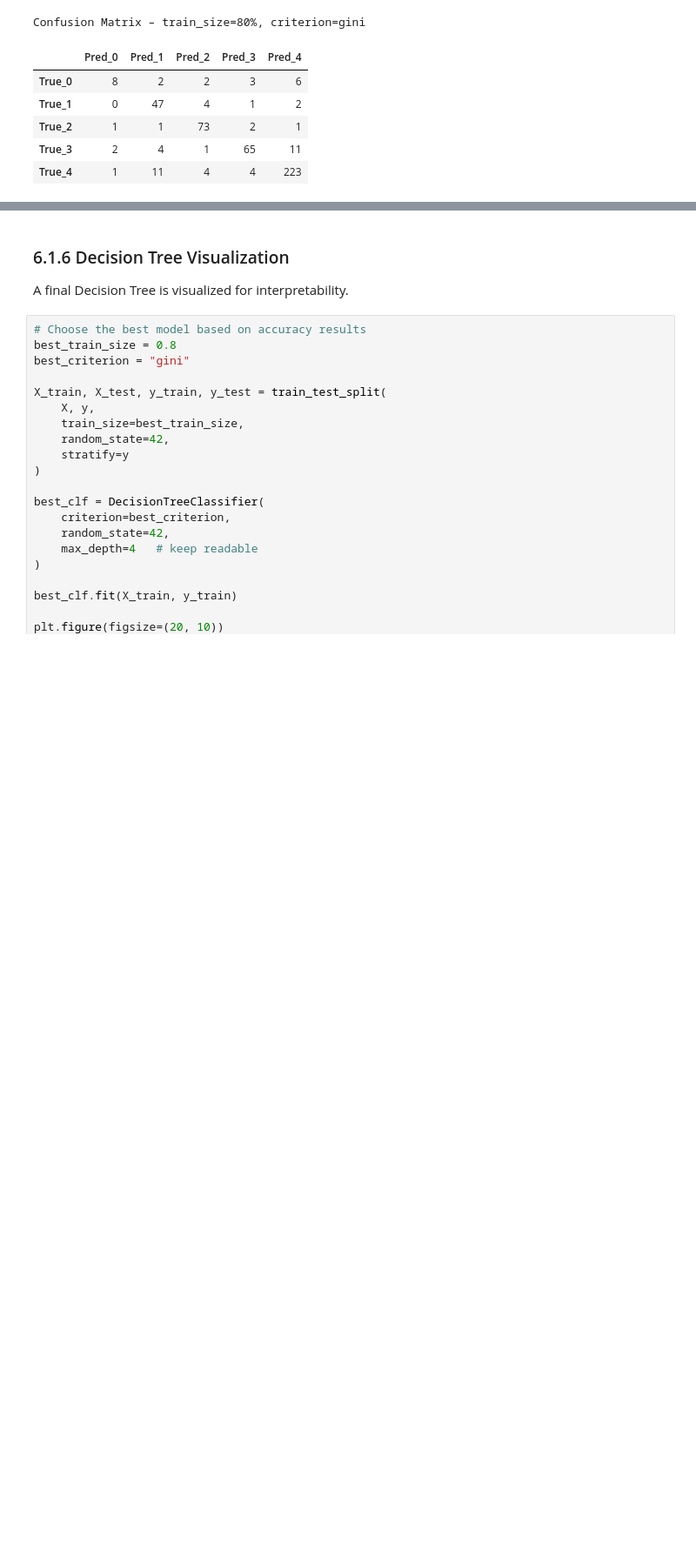
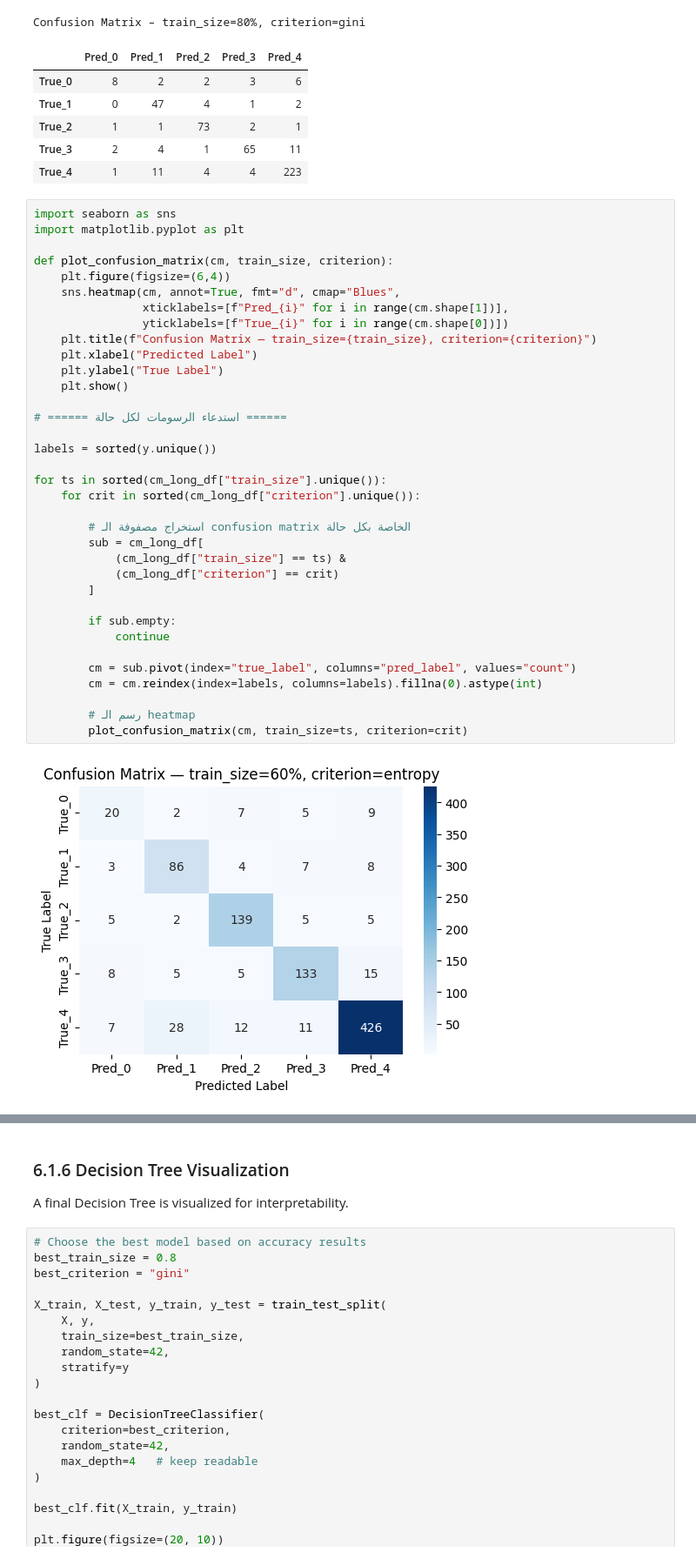
Before and after one commit to lujainAziz/LujainAlmajyul-it326, a Jupyter notebook: Reports Folder/Phase3.ipynb, the cells around one changed output, grey strips where cells are left out. Shown at 87% size. Drawn from its saved outputs; the diff is of its cells as text; blank space fills up the shorter version.

```diff
--- a/Reports Folder/Phase3.ipynb
+++ b/Reports Folder/Phase3.ipynb
@@ -480,3 +480,40 @@ Confusion Matrix – train_size=80%, criterion=gini
 | True_2 | 1 | 1 | 73 | 2 | 1 |
 | True_3 | 2 | 4 | 1 | 65 | 11 |
 | True_4 | 1 | 11 | 4 | 4 | 223 |
+# %%
+import seaborn as sns
+import matplotlib.pyplot as plt
+
+def plot_confusion_matrix(cm, train_size, criterion):
+    plt.figure(figsize=(6,4))
+    sns.heatmap(cm, annot=True, fmt="d", cmap="Blues",
+                xticklabels=[f"Pred_{i}" for i in range(cm.shape[1])],
+                yticklabels=[f"True_{i}" for i in range(cm.shape[0])])
+    plt.title(f"Confusion Matrix — train_size={train_size}, criterion={criterion}")
+    plt.xlabel("Predicted Label")
+    plt.ylabel("True Label")
+    plt.show()
+
+# ====== استدعاء الرسومات لكل حالة ======
+
+labels = sorted(y.unique())
+
+for ts in sorted(cm_long_df["train_size"].unique()):
+    for crit in sorted(cm_long_df["criterion"].unique()):
+
+        # استخراج مصفوفة الـ confusion matrix الخاصة بكل حالة
+        sub = cm_long_df[
+            (cm_long_df["train_size"] == ts) &
+            (cm_long_df["criterion"] == crit)
+        ]
+
+        if sub.empty:
+            continue
+
+        cm = sub.pivot(index="true_label", columns="pred_label", values="count")
+        cm = cm.reindex(index=labels, columns=labels).fillna(0).astype(int)
+
+        # رسم الـ heatmap
+        plot_confusion_matrix(cm, train_size=ts, criterion=crit)
+# %% [output]
+[figure, added]
```
Also changed, not shown: parts of 3 cells of this notebook.
